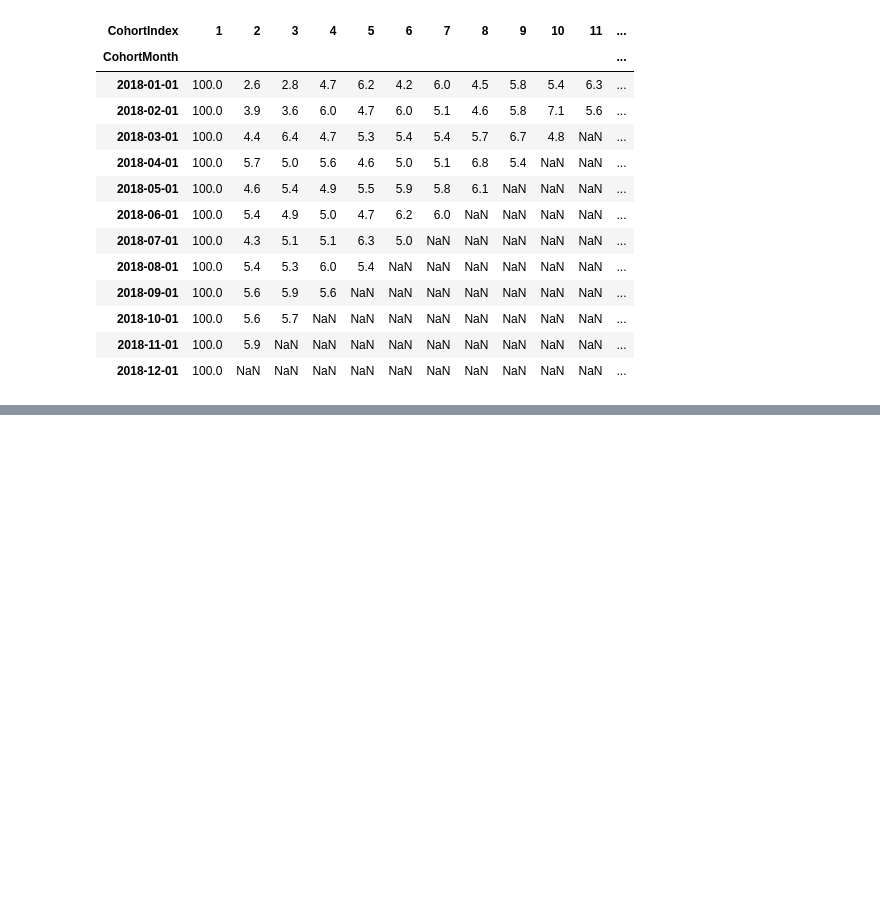
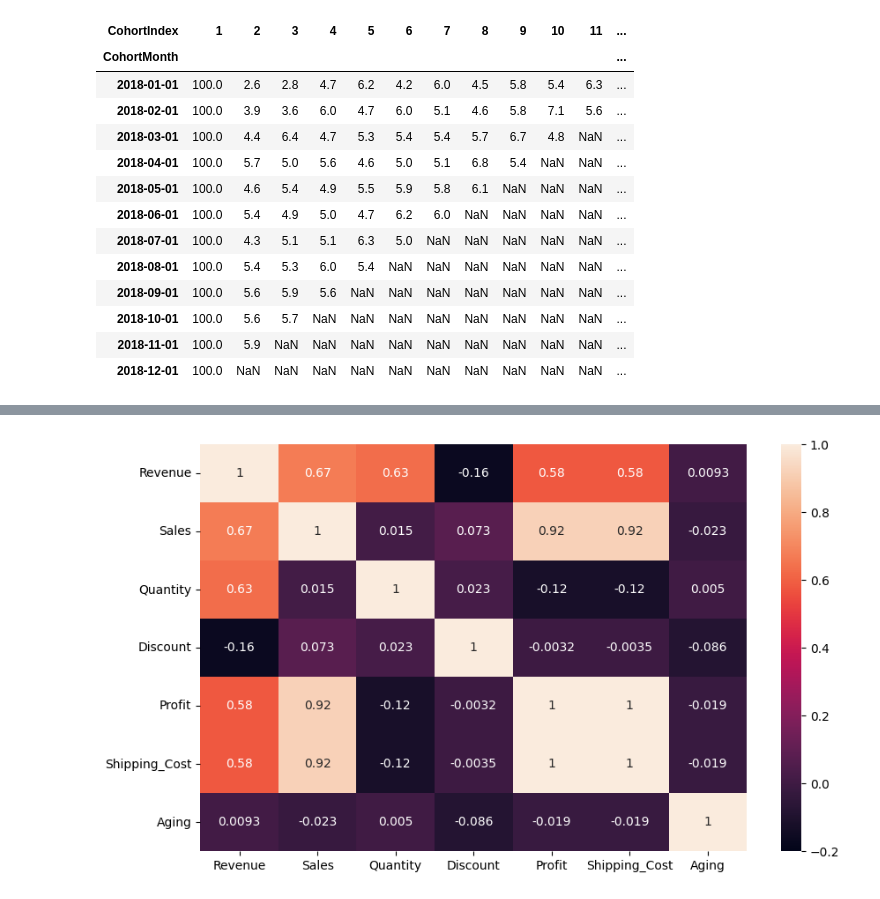
Before and after one commit to NhanDoV/Optimization-prg, a Jupyter notebook: crap/HW.ipynb, the cells around one changed output, grey strips where cells are left out. Drawn from its saved outputs; the diff is of its cells as text; code cells hidden in the pictures; blank space fills up the shorter version.

```diff
--- a/crap/HW.ipynb
+++ b/crap/HW.ipynb
@@ -170,0 +212,10 @@ plt.show()
+# %%
+fig, ax = plt.subplots(1, 1, figsize=(10, 6))
+sns.heatmap(df[['Revenue', 'Sales', 'Quantity', 'Discount', 'Profit', 'Shipping_Cost', 'Aging']].corr(),
+            annot = True, vmin = -0.2, vmax = 1, ax = ax
+            )
+ax.set_ylabel('')
+ax.set_xlabel('')
+plt.show()
+# %% [output]
+[figure, added]
```
Also changed, not shown: parts of 6 cells of this notebook, 1 other file.
